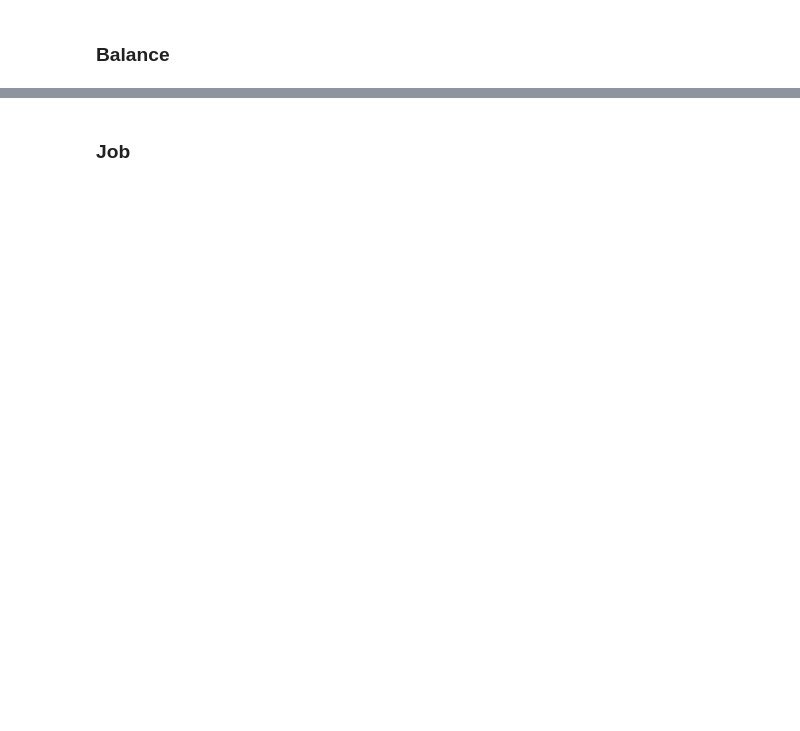
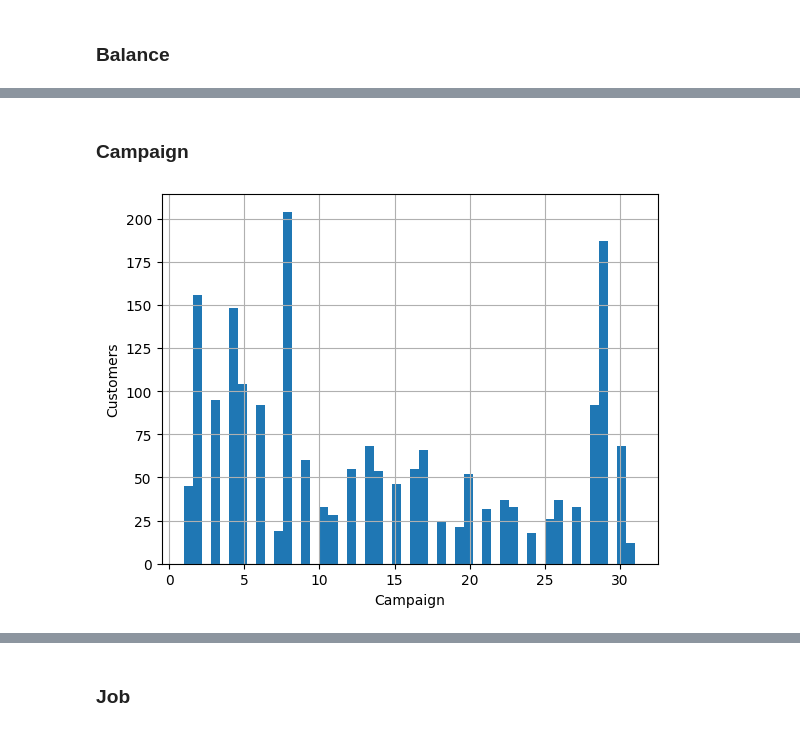
Before and after one commit to qaz73/ULAssignment-1, a Jupyter notebook: etivity1.ipynb, the cells around one changed output, grey strips where cells are left out. Saved outputs shown, nothing was run; the diff lists cells and outputs as text; code cells hidden in the pictures; blank space fills up the shorter version.

```diff
--- a/etivity1.ipynb
+++ b/etivity1.ipynb
@@ -224,0 +299,9 @@ These are reviewed as follows:
+# %% [markdown]
+### Campaign
+# %%
+df['day'].hist(bins=50);
+plt.xlabel('Campaign');
+plt.ylabel('Customers');
+plt.show()
+# %% [output]
+[figure, added]
```
Also changed, not shown: parts of 57 cells of this notebook.
